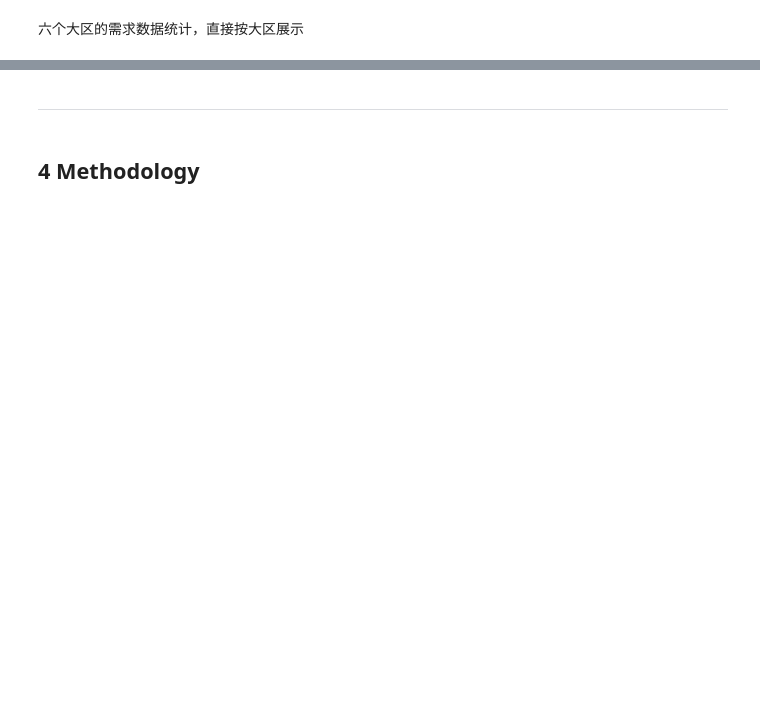
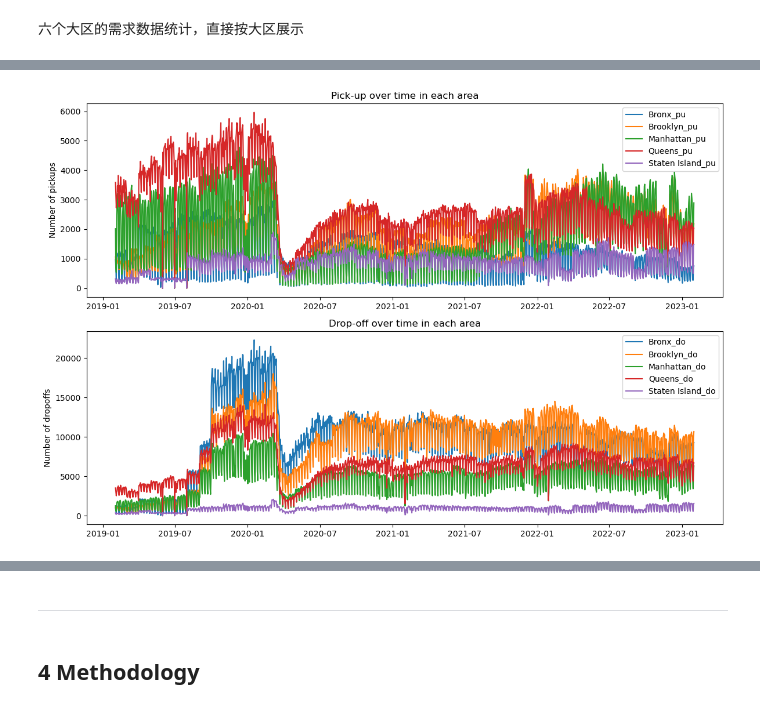
Before and after one commit to X-Fan-Jack/Taxis-prediction-in-NYC, a Jupyter notebook: cw_casa06.ipynb, the cells around one changed output, grey strips where cells are left out. Drawn from its saved outputs; the diff is of its cells as text; code cells hidden in the pictures; blank space fills up the shorter version.

```diff
--- a/cw_casa06.ipynb
+++ b/cw_casa06.ipynb
@@ -283,0 +306,6 @@ memory usage: 1.7 GB
+# %%
+# 基于建立time_list_Borough，存储结果
+time_list_Borough = pd.DataFrame()
+date_list = time_list_location['time'].unique()
+time_list_Borough.insert(0, 'date', date_list)
+time_list_Borough
@@ -283,0 +365,11 @@ memory usage: 1.7 GB
+# %%
+# 将time_list_location中的数据更新到time_list_Borough中，并更新unknow的值
+time_list_Borough = pd.merge(time_list_Borough, time_list_location, on='date', how='left').fillna(0)
+
+# 累加Unknown_pu，Unknown_do，DOlocationID_nan和PUlocationID_nan的值到Unknown列中
+time_list_Borough['Unknown'] = time_list_Borough['Unknown_pu'] + time_list_Borough['Unknown_do'] + time_list_Borough['DOlocationID_nan'] + time_list_Borough['PUlocationID_nan']
+
+# 删除不必要的列
+time_list_Borough.drop(['Unknown_pu', 'Unknown_do', 'DOlocationID_nan', 'PUlocationID_nan'], axis=1, inplace=True)
+
+time_list_Borough
@@ -283,0 +390,35 @@ memory usage: 1.7 GB
+# %%
+# 绘制各区整个时间段的需求变化图
+df = time_list_Borough
+
+# 创建两个子图
+fig, (ax1, ax2) = plt.subplots(2, 1, figsize=(12, 8))
+
+# 绘制第一个子图
+ax1.plot(df['date'], df['Bronx_pu'], label='Bronx_pu')
+ax1.plot(df['date'], df['Brooklyn_pu'], label='Brooklyn_pu')
+ax1.plot(df['date'], df['Manhattan_pu'], label='Manhattan_pu')
+ax1.plot(df['date'], df['Queens_pu'], label='Queens_pu')
+ax1.plot(df['date'], df['Staten Island_pu'], label='Staten Island_pu')
+# ax1.plot(df['date'], df['Unknown'], label='Unknown')
+ax1.set_title('Pick-up over time in each area')
+# ax1.set_xlabel('Date')
+ax1.set_ylabel('Number of pickups')
+ax1.legend()
+
+# 绘制第二个子图
+ax2.plot(df['date'], df['Bronx_do'], label='Bronx_do')
+ax2.plot(df['date'], df['Brooklyn_do'], label='Brooklyn_do')
+ax2.plot(df['date'], df['Manhattan_do'], label='Manhattan_do')
+ax2.plot(df['date'], df['Queens_do'], label='Queens_do')
+ax2.plot(df['date'], df['Staten Island_do'], label='Staten Island_do')
+# ax2.plot(df['date'], df['Unknown'], label='Unknown')
+ax2.set_title('Drop-off over time in each area')
+# ax2.set_xlabel('Date')
+ax2.set_ylabel('Number of dropoffs')
+ax2.legend()
+
+plt.tight_layout()
+plt.show()
+# %% [output]
+[figure, added]
```
Also changed, not shown: parts of 18 cells of this notebook.
